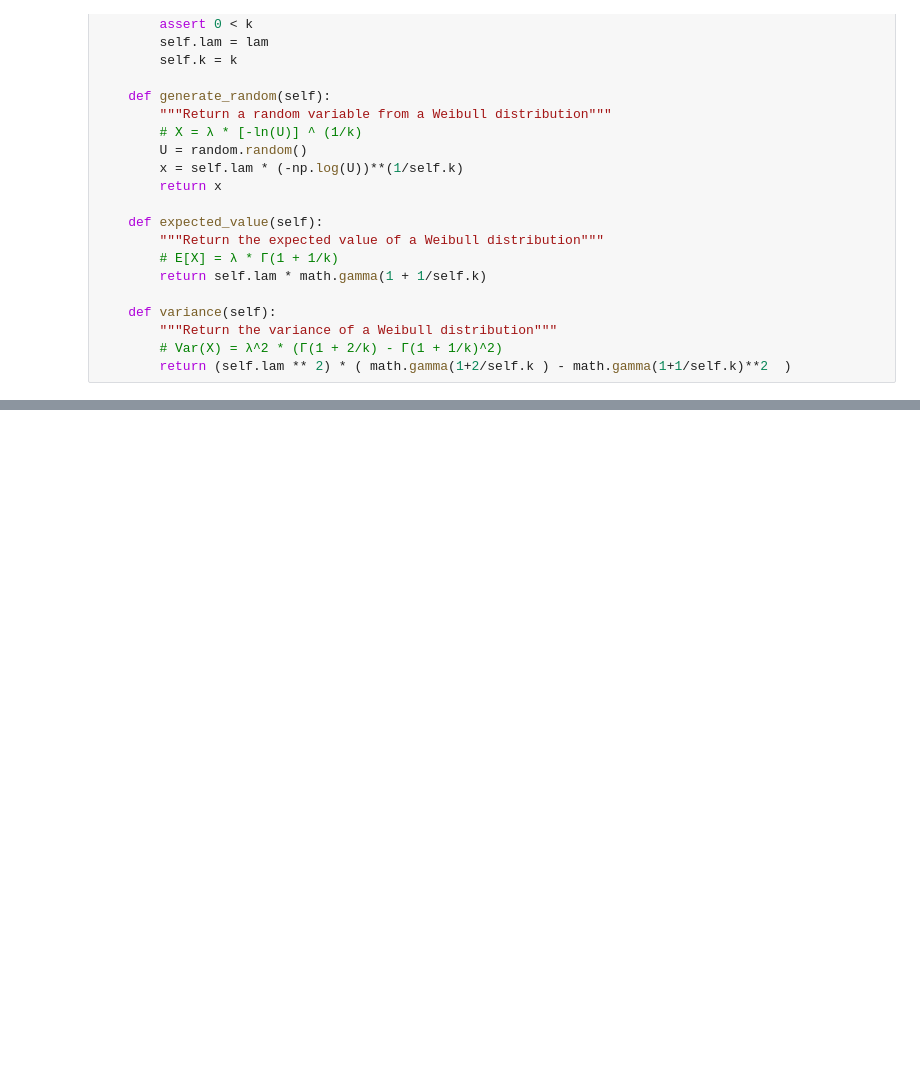
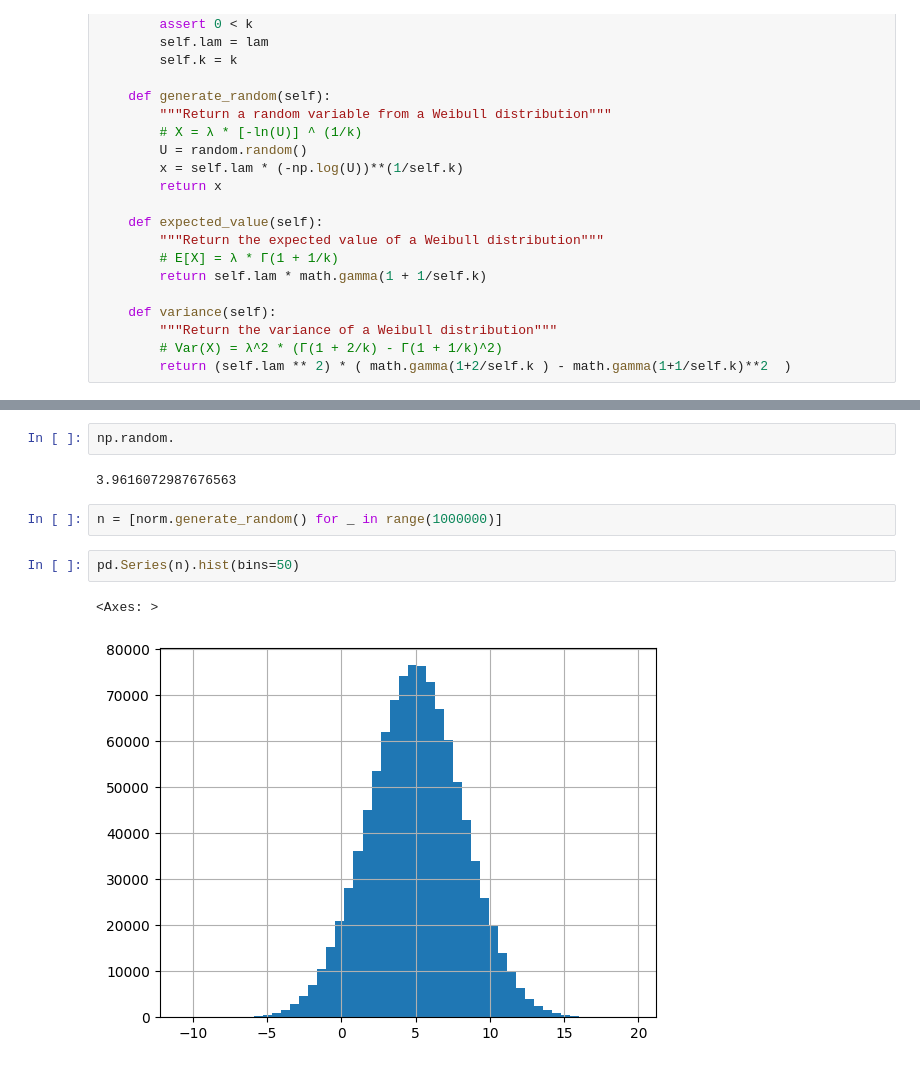
Before and after one commit to invoke-eric/random_variate, a Jupyter notebook: POC.ipynb, the cells around one changed output, grey strips where cells are left out. Saved outputs shown, nothing was run; the diff lists cells and outputs as text; blank space fills up the shorter version.

```diff
--- a/POC.ipynb
+++ b/POC.ipynb
@@ -182,0 +276,11 @@ class Triangular:
+# %%
+np.random.
+# %% [output]
+3.9616072987676563
+# %%
+n = [norm.generate_random() for _ in range(1000000)]
+# %%
+pd.Series(n).hist(bins=50)
+# %% [output]
+<Axes: >
+[figure, added]
```
Also changed, not shown: parts of 6 cells of this notebook, 1 other file.
